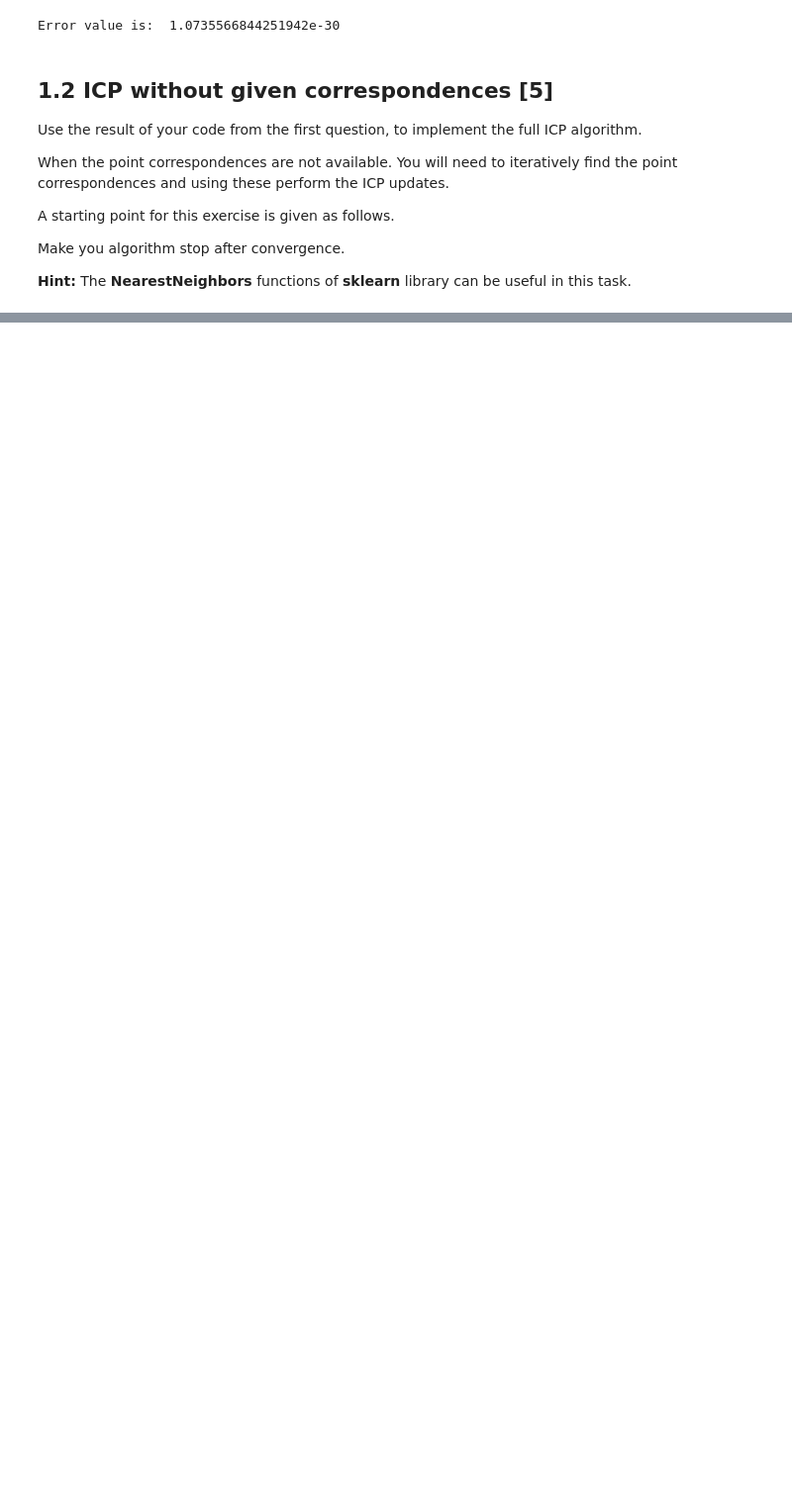
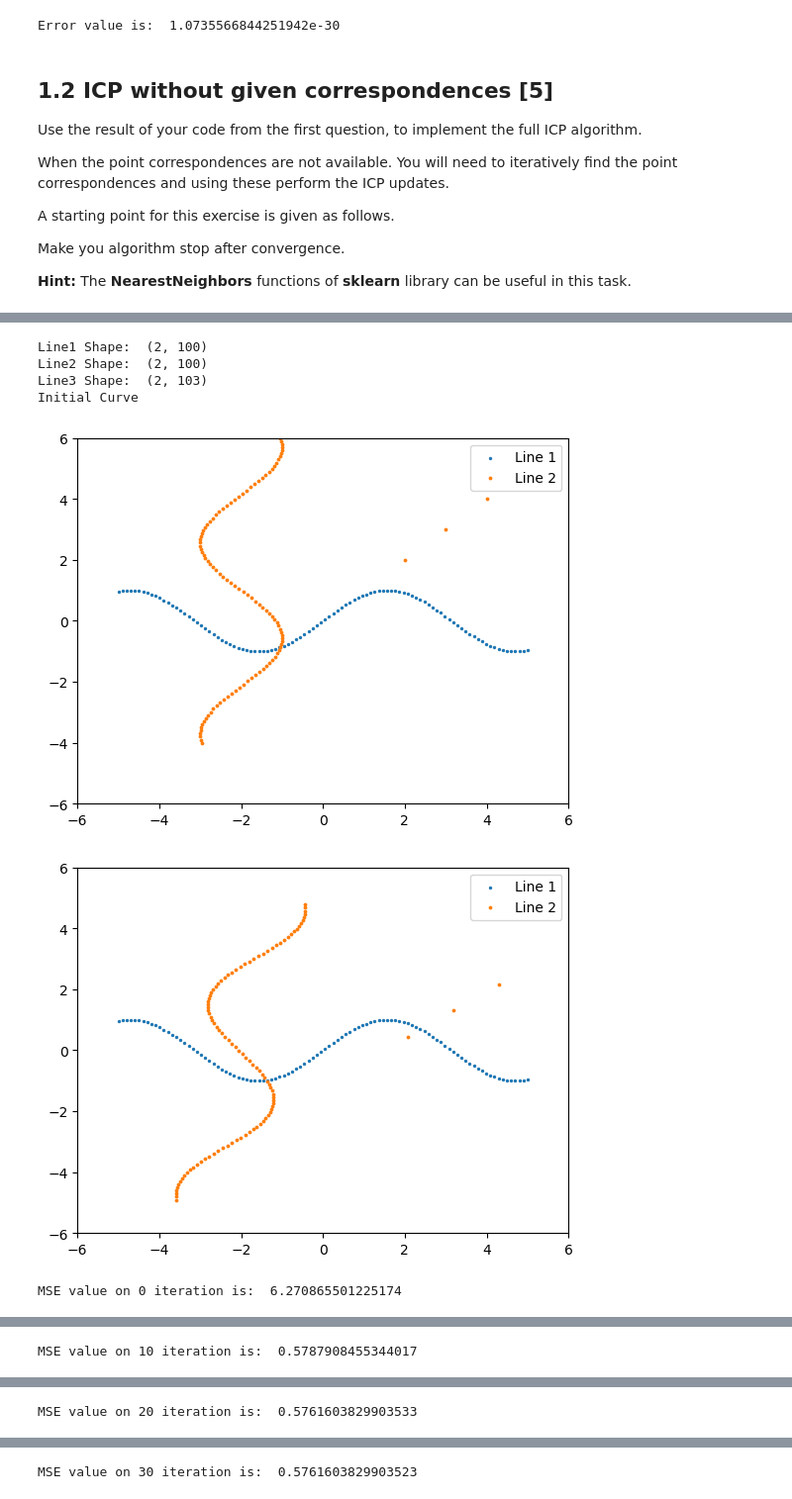
Before and after one commit to AndrewZheng-1011/mobile_sensing_robotics, a Jupyter notebook: 2020-msr2-exercises/2020-msr2-exercise-01-icp/2020-msr2-exercise-01-icp/ex1.ipynb, the cells around one changed output, grey strips where cells are left out. Shown: that part at 99% size. Saved outputs shown, nothing was run; the diff lists cells and outputs as text; code cells hidden in the pictures; blank space fills up the shorter version.

```diff
--- a/2020-msr2-exercises/2020-msr2-exercise-01-icp/2020-msr2-exercise-01-icp/ex1.ipynb
+++ b/2020-msr2-exercises/2020-msr2-exercise-01-icp/2020-msr2-exercise-01-icp/ex1.ipynb
@@ -149,0 +199,72 @@ Text(0.5, 1.0, 'MSE over iterations')
+# %%
+import ex1 as ex
+import numpy as np
+import matplotlib.pyplot as plt
+from sklearn.neighbors import NearestNeighbors
+import time
+
+Data = np.load('icp_data.npz')
+Line1 = Data['LineGroundTruth']
+Line2 = Data['LineMovedNoCorresp']
+
+print("Line1 Shape: ", Line1.shape)
+print("Line2 Shape: ", Line2.shape)
+
+# Add points with extra sets of point cloud
+Line3 = np.concatenate((Line2, [2,3,4]*np.ones((Line2.shape[0], 1))), axis=1)
+print("Line3 Shape: ", Line3.shape)
+
+#print(f"Line1: {Line1}")
+#print(f"Line3: {Line3}")
+
+
+MaxIter = 50
+Epsilon = 0.001
+E = np.inf
+
+# KNN for Line1
+neigh = NearestNeighbors(n_neighbors=1)
+neigh.fit(Line1.T)
+
+E_list = []
+
+# print(neigh.kneighbors(Line3.T, return_distance=False))
+# print(np.shape(neigh.kneighbors(Line3.T, return_distance=False)))
+
+print(f"Initial Curve")
+ex.show_figure(Line1, Line3)
+
+start_time = time.time()
+for i in range(MaxIter):
+    # Find correspondences using KNN
+    QInd = np.array([i[0] for i in neigh.kneighbors(Line3.T, return_distance=False)]) # Nearest neighbor object gives indices of Line1 that associate to line3
+    PInd = np.arange(Line3.shape[1])
+    #print(f"QInd Shape: {np.shape(QInd)}, QInd: {QInd}")
+    #print(f"PInd Shape: {np.shape(PInd)}, PInd: {PInd}")
+
+    # update Line2 and error
+    # Now that you know the correspondences, use your implementation
+    # of icp with known correspondences and perform an update
+    EOld = E
+    Line3, E = ex.icp_known_corresp(Line1, Line3, QInd, PInd)
+    E_list.append(E)
+
+    if i%10 == 0:
+        ex.show_figure(Line1, Line3)
+        print('MSE value on ' + str(i) + ' iteration is: ', E)
+
+    if E < Epsilon:
+        print('Converged at iteration: ', i)
+        break;
+
+
+end_time = time.time()
+print(f"Time taken: {end_time - start_time}s")
+# %% [output]
+Line1 Shape:  (2, 100)
+Line2 Shape:  (2, 100)
+Line3 Shape:  (2, 103)
+Initial Curve
+[figure, added]
+[figure, added]
+MSE value on 0 iteration is:  6.270865501225174
@@ -149,0 +272 @@ Text(0.5, 1.0, 'MSE over iterations')
+MSE value on 10 iteration is:  0.5787908455344017
@@ -149,0 +274 @@ Text(0.5, 1.0, 'MSE over iterations')
+MSE value on 20 iteration is:  0.5761603829903533
@@ -149,0 +276 @@ Text(0.5, 1.0, 'MSE over iterations')
+MSE value on 30 iteration is:  0.5761603829903523
```
Also changed, not shown: parts of 10 cells of this notebook, 1 other file.
